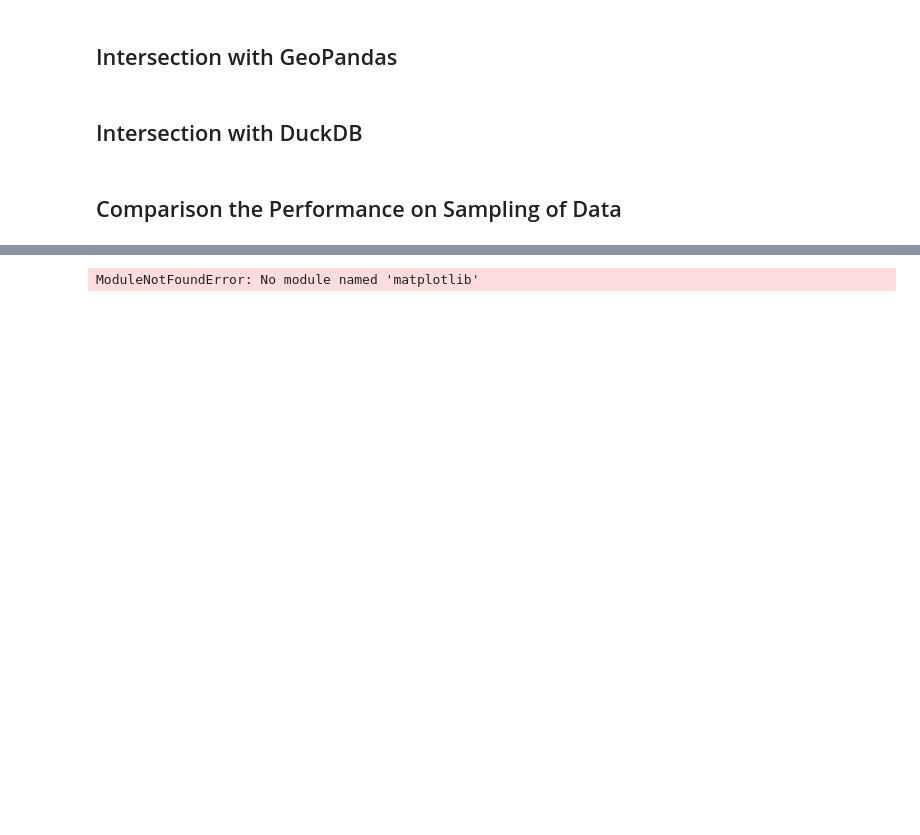
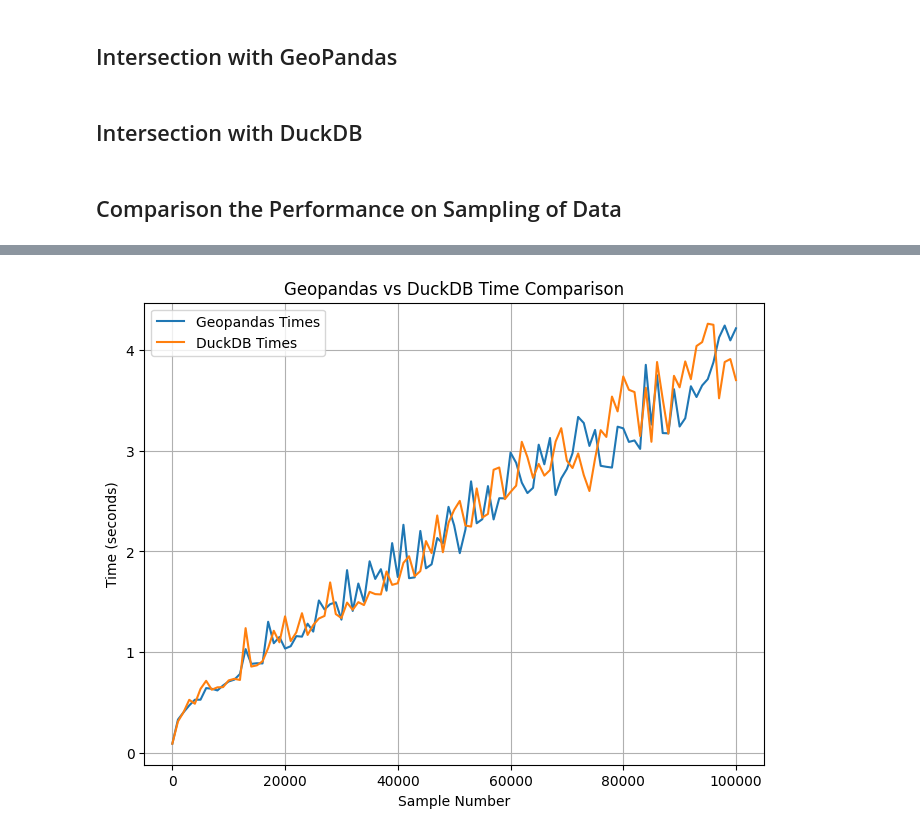
Before and after one commit to farahdias/duckdb_spatial, a Jupyter notebook: notebooks/spatial_intersection_comparison.ipynb, the cells around one changed output, grey strips where cells are left out. Cells and saved outputs as stored; diff of their text form; code cells hidden in the pictures; blank space fills up the shorter version.

```diff
--- a/notebooks/spatial_intersection_comparison.ipynb
+++ b/notebooks/spatial_intersection_comparison.ipynb
@@ -108,18 +108,18 @@ df = df_result_all.copy()
 # %%
 import matplotlib.pyplot as plt
 
 plt.figure(figsize=(8, 6))
-plt.plot(df['sample_num'], df['geopandas_times'], label='Geopandas Times', marker='o')
-plt.plot(df['sample_num'], df['duckdb_times'], label='DuckDB Times', marker='o')
+plt.plot(df['sample_num'], df['geopandas_times'], label='Geopandas Times')
+plt.plot(df['sample_num'], df['duckdb_times'], label='DuckDB Times')
 
 # Add titles and labels
 plt.title('Geopandas vs DuckDB Time Comparison')
 plt.xlabel('Sample Number')
 plt.ylabel('Time (seconds)')
 plt.legend()
 
 # Display the plot
 plt.grid(True)
 plt.show()
 # %% [output]
-ModuleNotFoundError: No module named 'matplotlib'
+[figure, added]
```
Also changed, not shown: parts of 2 cells of this notebook, 2 other files.
